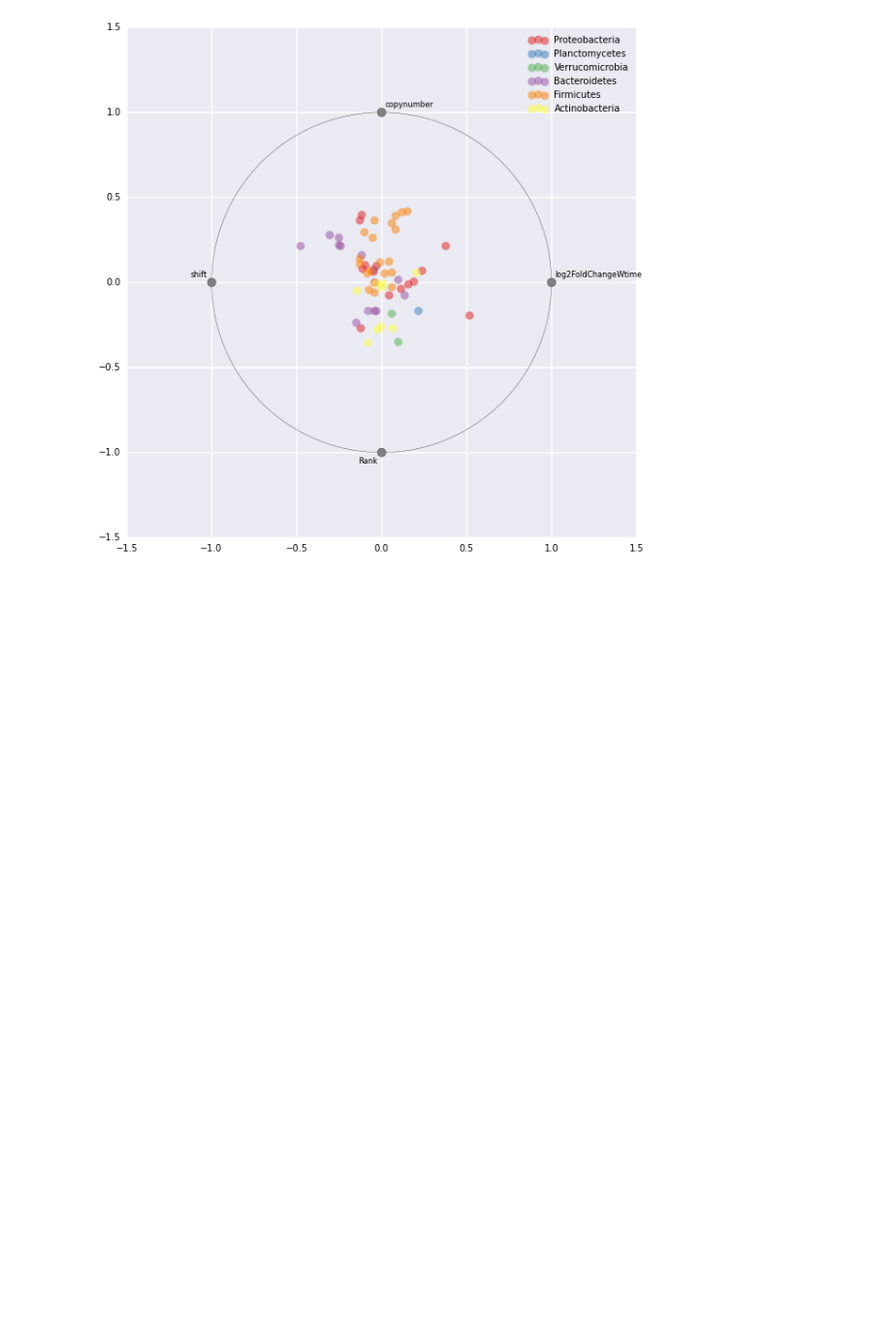
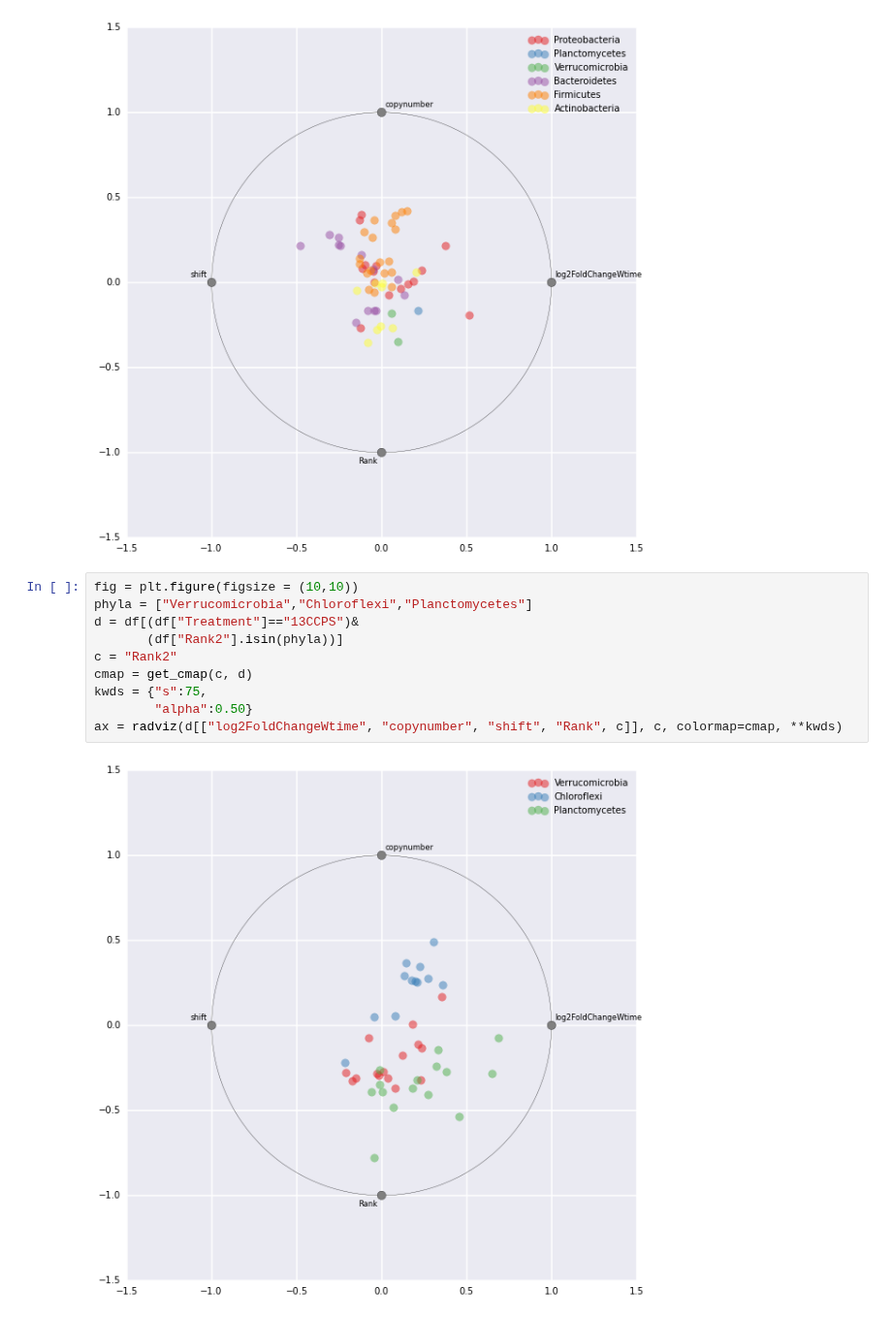
Before and after one commit to chuckpr/CSIP_succession_data_analysis, a Jupyter notebook: figures_and_stats/radviz.ipynb, the cells around one changed output. Shown at 97% size. Saved outputs shown, nothing was run; the diff lists cells and outputs as text; blank space fills up the shorter version.

Commit message:
radviz further drill in

```diff
--- a/figures_and_stats/radviz.ipynb
+++ b/figures_and_stats/radviz.ipynb
@@ -72,3 +72,15 @@ kwds = {"s":75,
 ax = radviz(d[["log2FoldChangeWtime", "copynumber", "shift", "Rank", c]], c, colormap=cmap,**kwds)
 # %% [output]
 [figure]
+# %%
+fig = plt.figure(figsize = (10,10))
+phyla = ["Verrucomicrobia","Chloroflexi","Planctomycetes"]
+d = df[(df["Treatment"]=="13CCPS")&
+       (df["Rank2"].isin(phyla))]
+c = "Rank2"
+cmap = get_cmap(c, d)
+kwds = {"s":75,
+        "alpha":0.50}
+ax = radviz(d[["log2FoldChangeWtime", "copynumber", "shift", "Rank", c]], c, colormap=cmap, **kwds)
+# %% [output]
+[figure, added]
```
Also changed, not shown: parts of 4 cells of this notebook.
